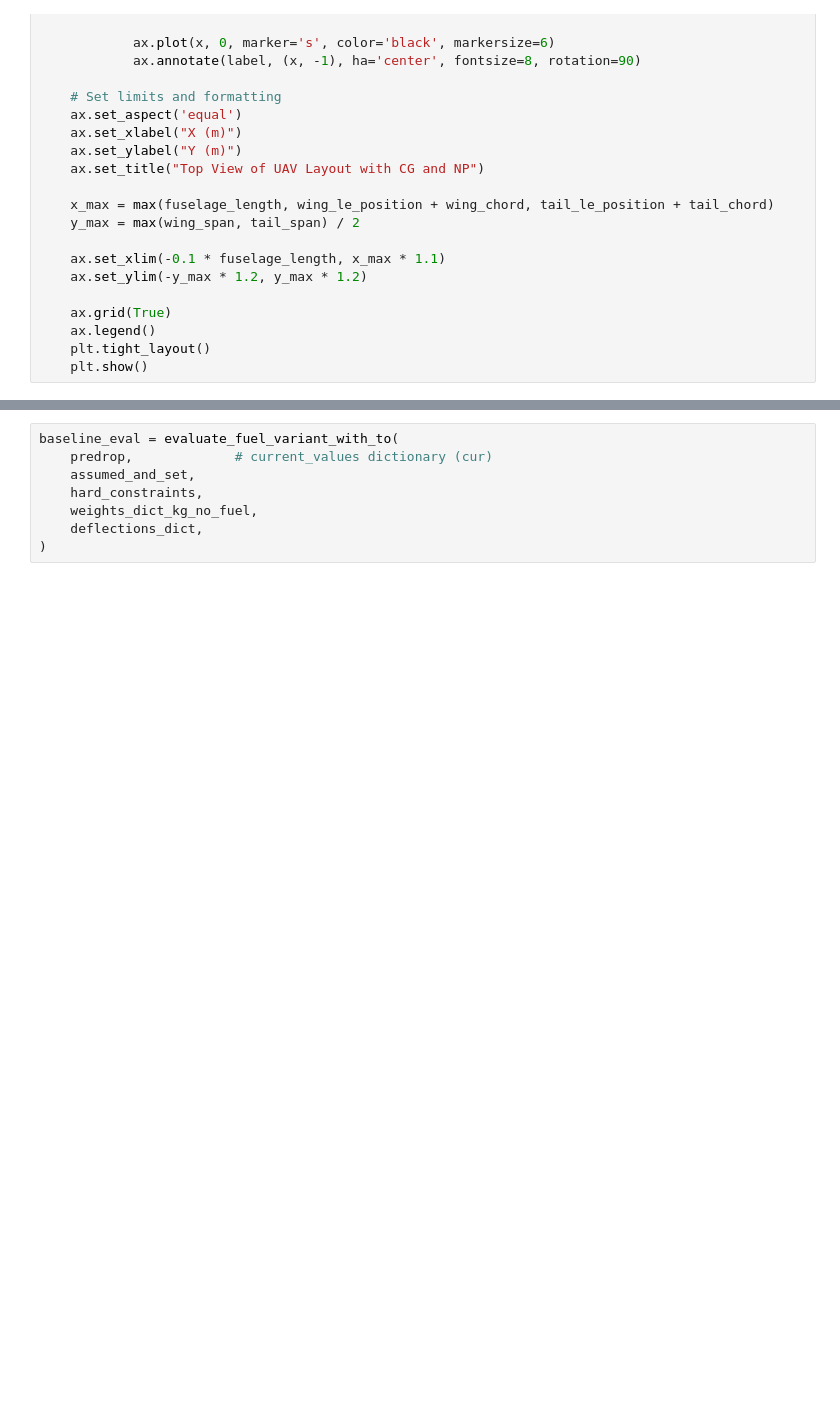
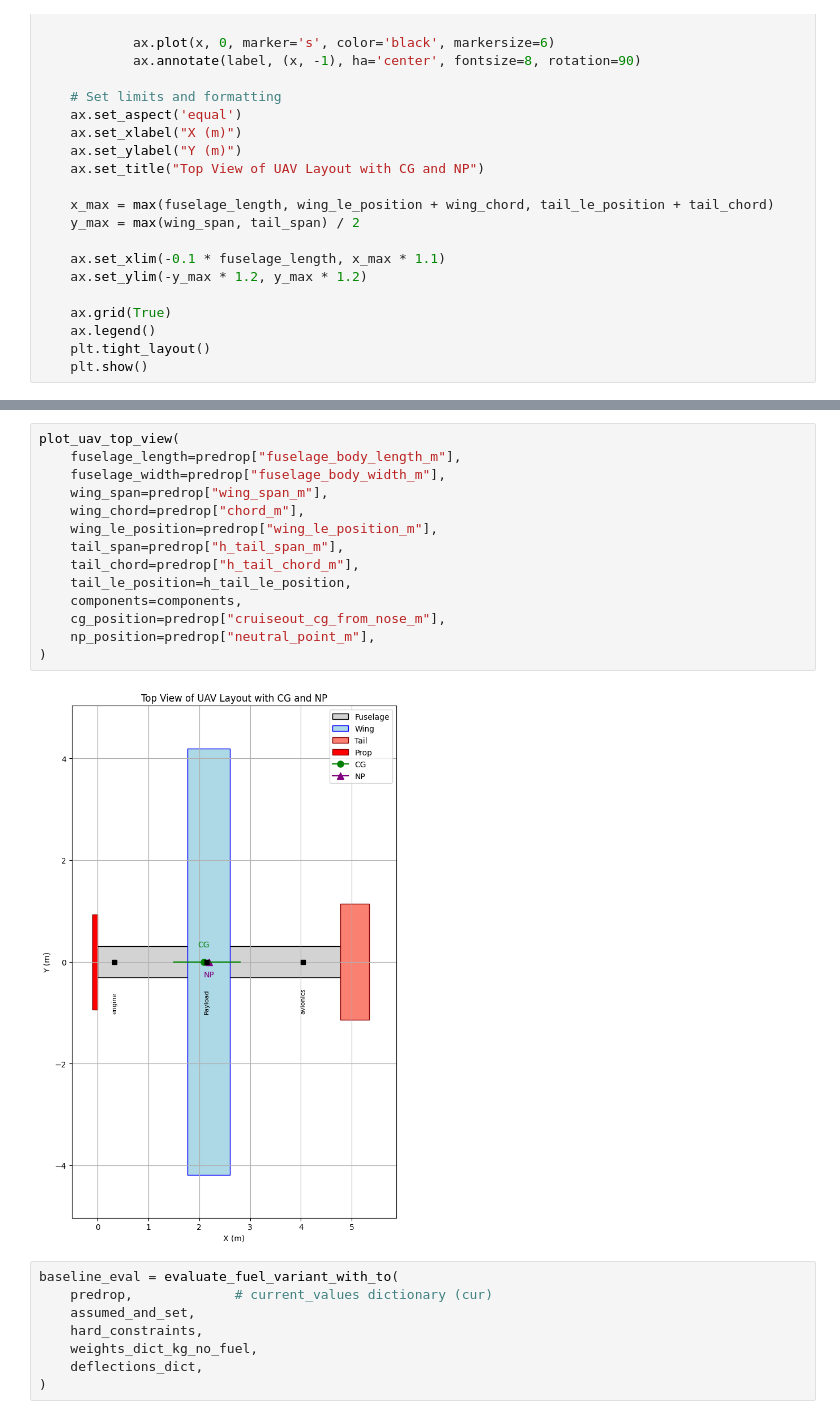
Before and after one commit to staticpwn/UAV, a Jupyter notebook: uav_design_2.ipynb, the cells around one changed output, grey strips where cells are left out. Drawn from its saved outputs; the diff is of its cells as text; blank space fills up the shorter version.

```diff
--- a/uav_design_2.ipynb
+++ b/uav_design_2.ipynb
@@ -1358,3 +1358,19 @@ plot_uav_top_view(
+# %%
+plot_uav_top_view(
+    fuselage_length=predrop["fuselage_body_length_m"],
+    fuselage_width=predrop["fuselage_body_width_m"],
+    wing_span=predrop["wing_span_m"],
+    wing_chord=predrop["chord_m"],
+    wing_le_position=predrop["wing_le_position_m"],
+    tail_span=predrop["h_tail_span_m"],
+    tail_chord=predrop["h_tail_chord_m"],
+    tail_le_position=h_tail_le_position,
+    components=components,
+    cg_position=predrop["cruiseout_cg_from_nose_m"],
+    np_position=predrop["neutral_point_m"],
+)
+# %% [output]
+[figure, added]
 # %%
 baseline_eval = evaluate_fuel_variant_with_to(
     predrop,             # current_values dictionary (cur)
```
Also changed, not shown: parts of 1 cell of this notebook.
